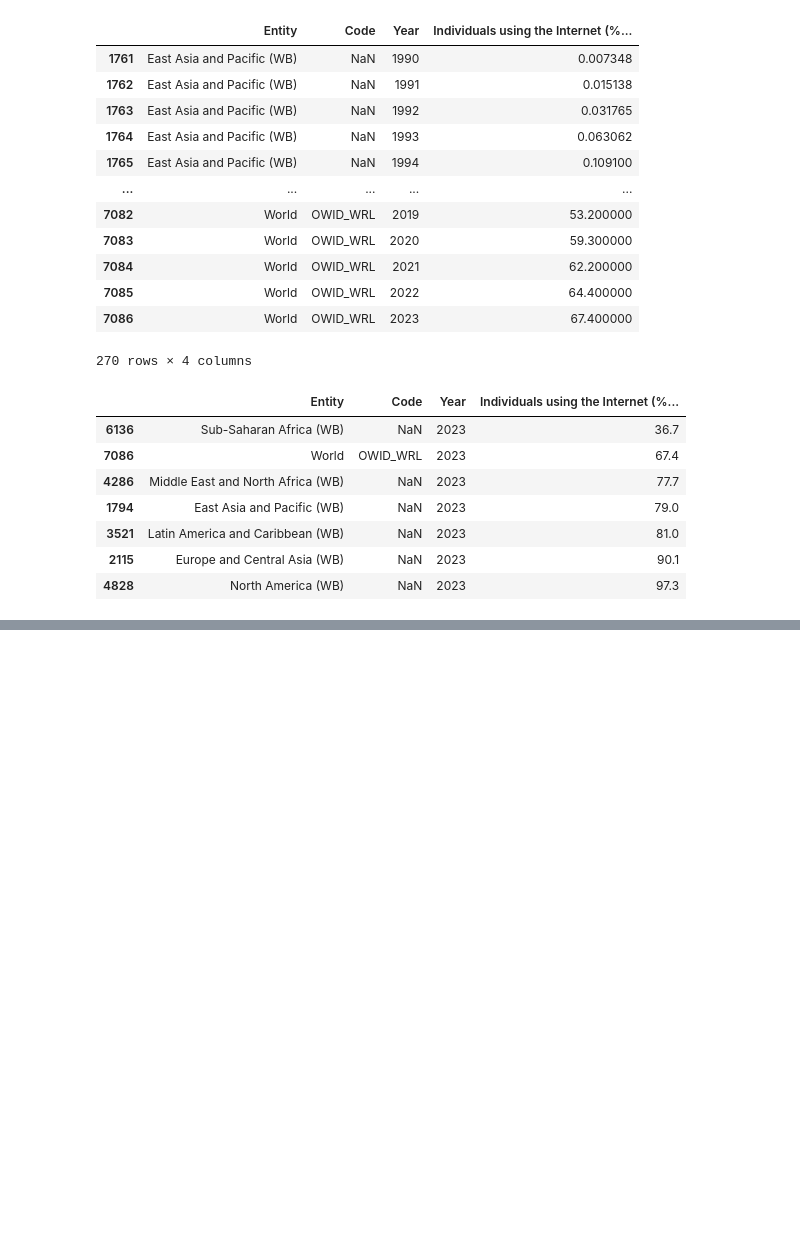
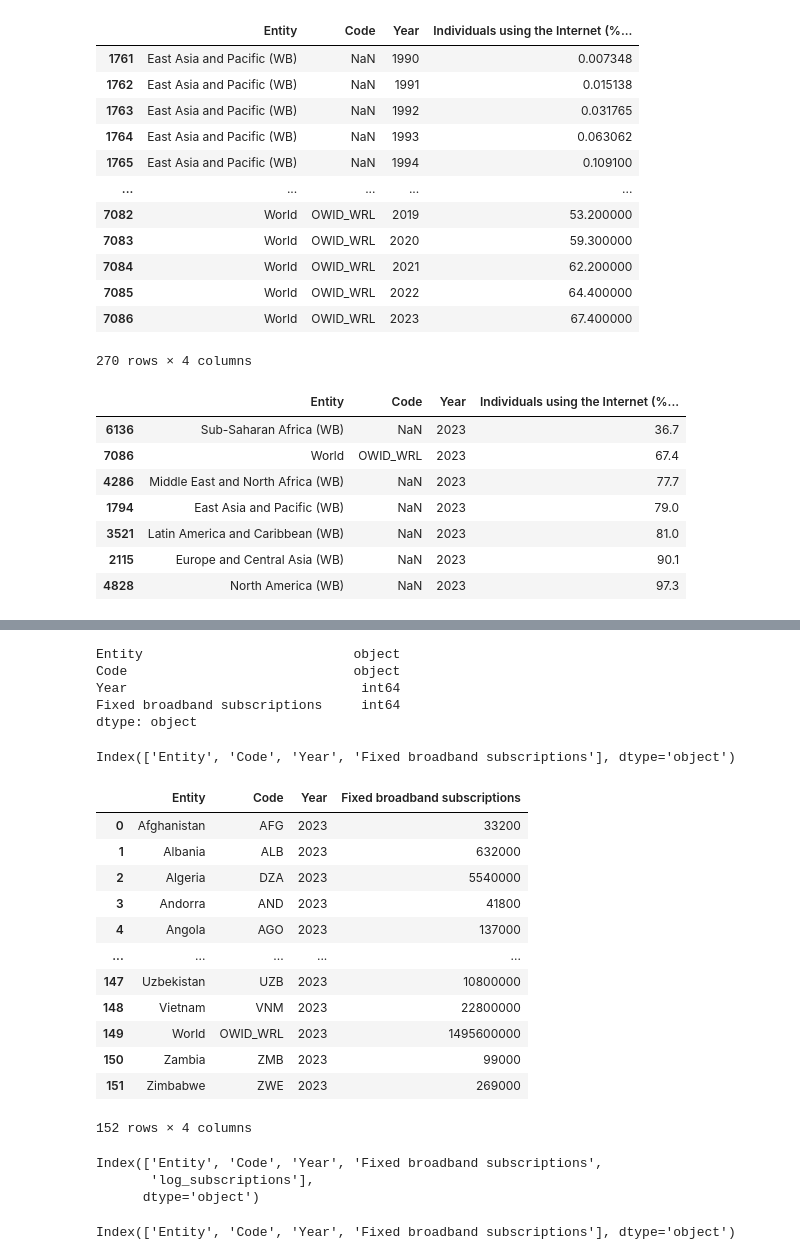
Before and after one commit to erikunevik/data_visualization_erik_unevik_de24, a Jupyter notebook: exercises/exercise2/exercise2_erik.ipynb, the cells around one changed output, grey strips where cells are left out. Cells and saved outputs as stored; diff of their text form; code cells hidden in the pictures; blank space fills up the shorter version.

```diff
--- a/exercises/exercise2/exercise2_erik.ipynb
+++ b/exercises/exercise2/exercise2_erik.ipynb
@@ -135,0 +251,19 @@ FileNotFoundError: [Errno 2] No such file or directory: 'interactive_figures\\gd
+# %%
+import pandas as pd
+
+df = pd.read_csv("data/landline-internet-subscriptions.csv")
+df
+
+df.columns = df.columns.str.strip()  # Removes leading/trailing spaces
+# %%
+df.dtypes
+# %% [output]
+Entity                           object
+Code                             object
+Year                              int64
+Fixed broadband subscriptions     int64
+dtype: object
+# %%
+df.columns
+# %% [output]
+Index(['Entity', 'Code', 'Year', 'Fixed broadband subscriptions'], dtype='object')
@@ -135,0 +273,46 @@ FileNotFoundError: [Errno 2] No such file or directory: 'interactive_figures\\gd
+# %%
+import duckdb
+
+# df_2023 = duckdb.query(
+#     """--sql
+
+#     SELECT
+#         Entity,
+#         Code,
+#         Year,
+#         "Fixed broadband subscriptions"
+#     FROM df
+
+#     WHERE Year ='2023';
+# """
+# ).df()
+
+duckdb.register("df", df)
+
+df_2023 = duckdb.query(
+    """--sql
+    SELECT
+        Entity,
+        Code,
+        Year,
+        "Fixed broadband subscriptions"
+    FROM df
+    WHERE Year = 2023
+    """
+).df()
+# %%
+df_2023
+# %% [output]
+|  | Entity | Code | Year | Fixed broadband subscriptions |
+| 0 | Afghanistan | AFG | 2023 | 33200 |
+| 1 | Albania | ALB | 2023 | 632000 |
+| 2 | Algeria | DZA | 2023 | 5540000 |
+| 3 | Andorra | AND | 2023 | 41800 |
+| 4 | Angola | AGO | 2023 | 137000 |
+| ... | ... | ... | ... | ... |
+| 147 | Uzbekistan | UZB | 2023 | 10800000 |
+| 148 | Vietnam | VNM | 2023 | 22800000 |
+| 149 | World | OWID_WRL | 2023 | 1495600000 |
+| 150 | Zambia | ZMB | 2023 | 99000 |
+| 151 | Zimbabwe | ZWE | 2023 | 269000 |
+152 rows × 4 columns
@@ -135,0 +360,10 @@ FileNotFoundError: [Errno 2] No such file or directory: 'interactive_figures\\gd
+# %%
+print(df_2023.columns)
+# %% [output]
+Index(['Entity', 'Code', 'Year', 'Fixed broadband subscriptions',
+       'log_subscriptions'],
+      dtype='object')
+# %%
+print(df.columns)
+# %% [output]
+Index(['Entity', 'Code', 'Year', 'Fixed broadband subscriptions'], dtype='object')
```
Also changed, not shown: parts of 5 cells of this notebook, 12 other files.
